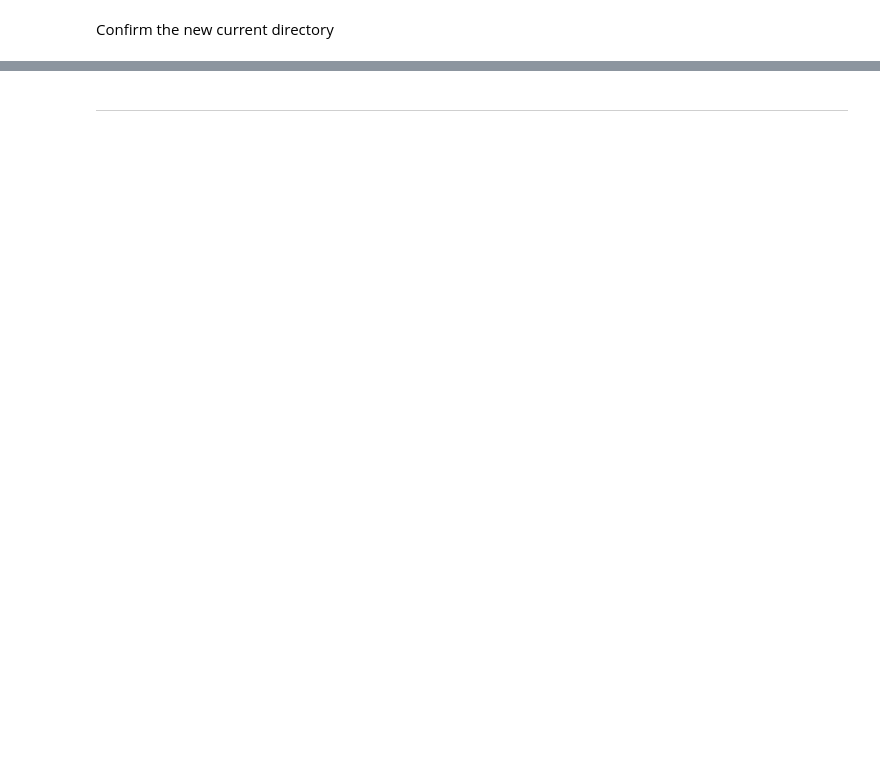
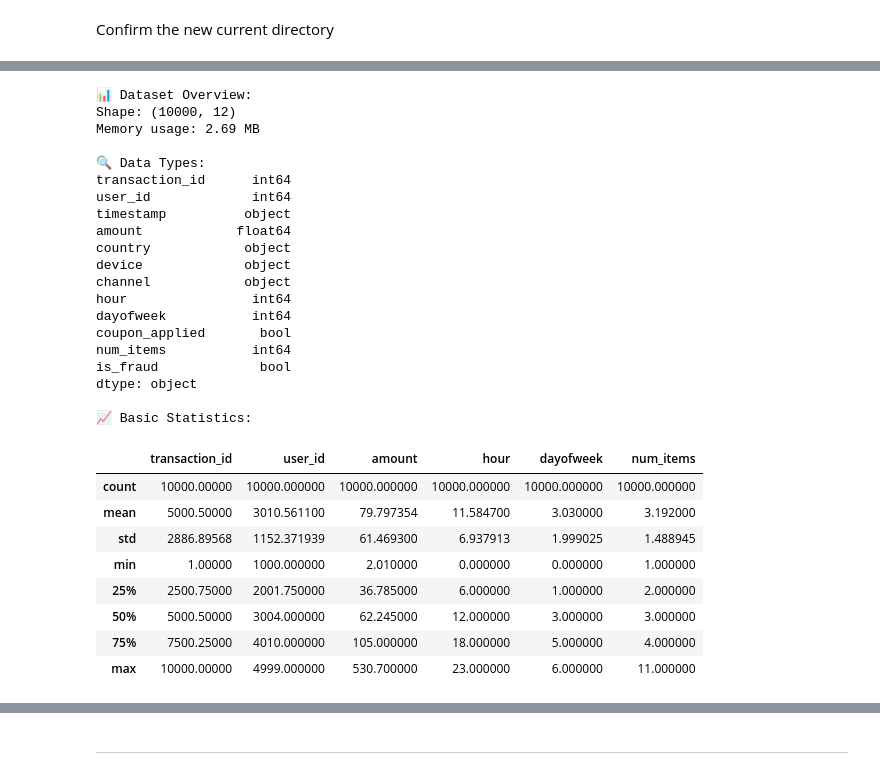
Before and after one commit to Ninestein666/E-Commerce-Fraud-Detection-Capstone, a Jupyter notebook: jupyter_notebooks/EDA.ipynb, the cells around one changed output, grey strips where cells are left out. Saved outputs shown, nothing was run; the diff lists cells and outputs as text; code cells hidden in the pictures; blank space fills up the shorter version.

```diff
--- a/jupyter_notebooks/EDA.ipynb
+++ b/jupyter_notebooks/EDA.ipynb
@@ -47,0 +69,39 @@ Section 1 content
+# %%
+# Basic dataset information
+print("📊 Dataset Overview:")
+print(f"Shape: {df.shape}")
+print(f"Memory usage: {df.memory_usage(deep=True).sum() / 1024**2:.2f} MB")
+print("\n🔍 Data Types:")
+print(df.dtypes)
+print("\n📈 Basic Statistics:")
+df.describe()
+# %% [output]
+📊 Dataset Overview:
+Shape: (10000, 12)
+Memory usage: 2.69 MB
+
+🔍 Data Types:
+transaction_id      int64
+user_id             int64
+timestamp          object
+amount            float64
+country            object
+device             object
+channel            object
+hour                int64
+dayofweek           int64
+coupon_applied       bool
+num_items           int64
+is_fraud             bool
+dtype: object
+
+📈 Basic Statistics:
+|  | transaction_id | user_id | amount | hour | dayofweek | num_items |
+| count | 10000.00000 | 10000.000000 | 10000.000000 | 10000.000000 | 10000.000000 | 10000.000000 |
+| mean | 5000.50000 | 3010.561100 | 79.797354 | 11.584700 | 3.030000 | 3.192000 |
+| std | 2886.89568 | 1152.371939 | 61.469300 | 6.937913 | 1.999025 | 1.488945 |
+| min | 1.00000 | 1000.000000 | 2.010000 | 0.000000 | 0.000000 | 1.000000 |
+| 25% | 2500.75000 | 2001.750000 | 36.785000 | 6.000000 | 1.000000 | 2.000000 |
+| 50% | 5000.50000 | 3004.000000 | 62.245000 | 12.000000 | 3.000000 | 3.000000 |
+| 75% | 7500.25000 | 4010.000000 | 105.000000 | 18.000000 | 5.000000 | 4.000000 |
+| max | 10000.00000 | 4999.000000 | 530.700000 | 23.000000 | 6.000000 | 11.000000 |
```
Also changed, not shown: parts of 20 cells of this notebook, 1 other file.
